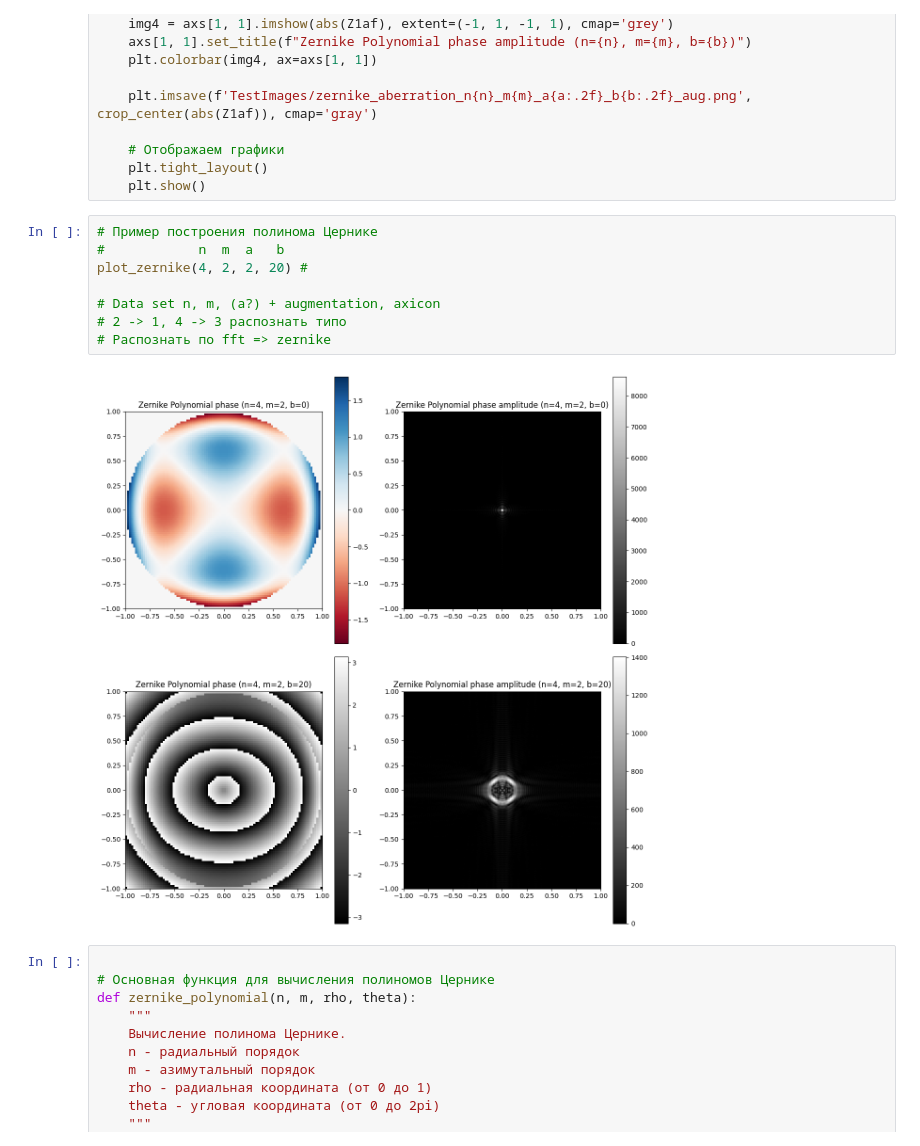
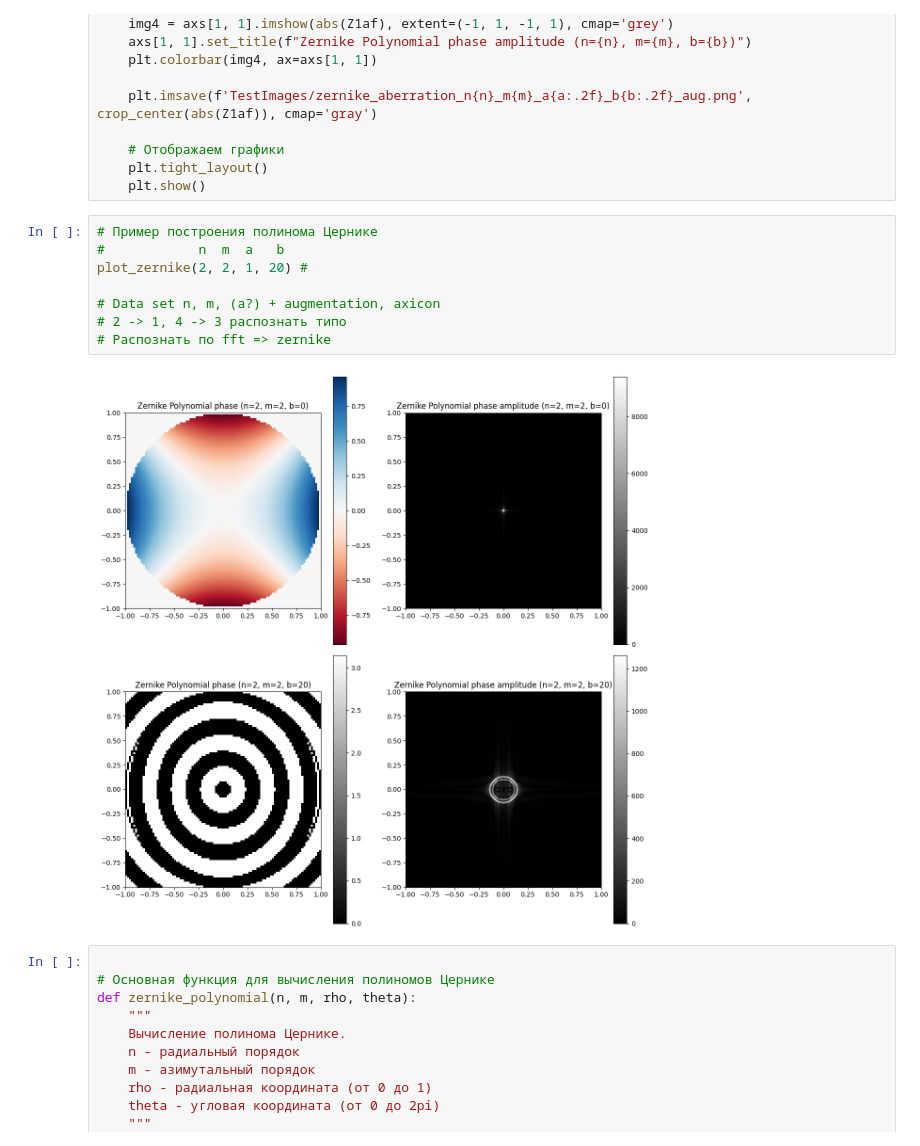
Before and after one commit to Dmitryser1/NIRMag, a Jupyter notebook: PlotBuild.ipynb, the cells around one changed output. Drawn from its saved outputs; the diff is of its cells as text.

```diff
--- a/PlotBuild.ipynb
+++ b/PlotBuild.ipynb
@@ -119,13 +119,13 @@ def plot_zernike(n, m, a, b, grid_size=100):
 # %%
 # Пример построения полинома Цернике
 #            n  m  a   b
-plot_zernike(4, 2, 2, 20) #
+plot_zernike(2, 2, 1, 20) #
 
 # Data set n, m, (a?) + augmentation, axicon
 # 2 -> 1, 4 -> 3 распознать типо
 # Распознать по fft => zernike
 # %% [output]
-[figure, old version]
+[figure, new version]
 # %%
 
 # Основная функция для вычисления полиномов Цернике
```
Also changed, not shown: parts of 1 cell of this notebook, 16 other files.
